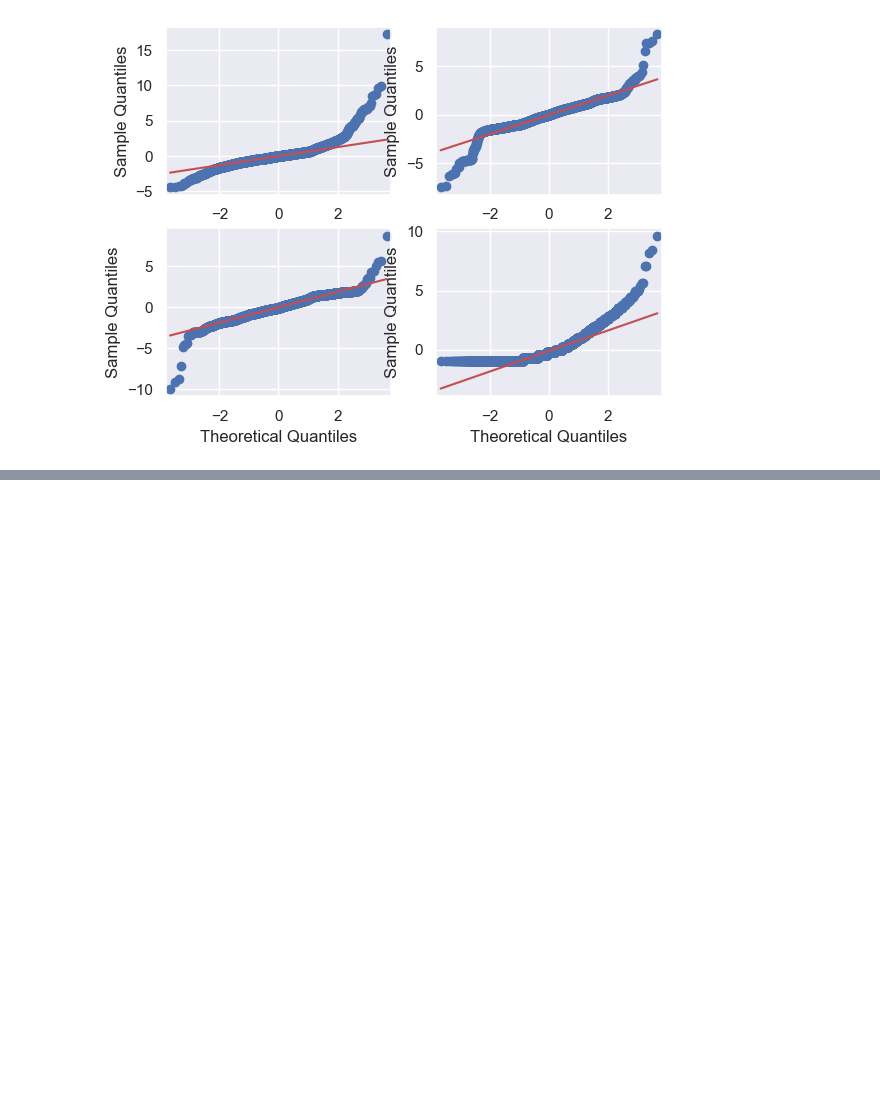
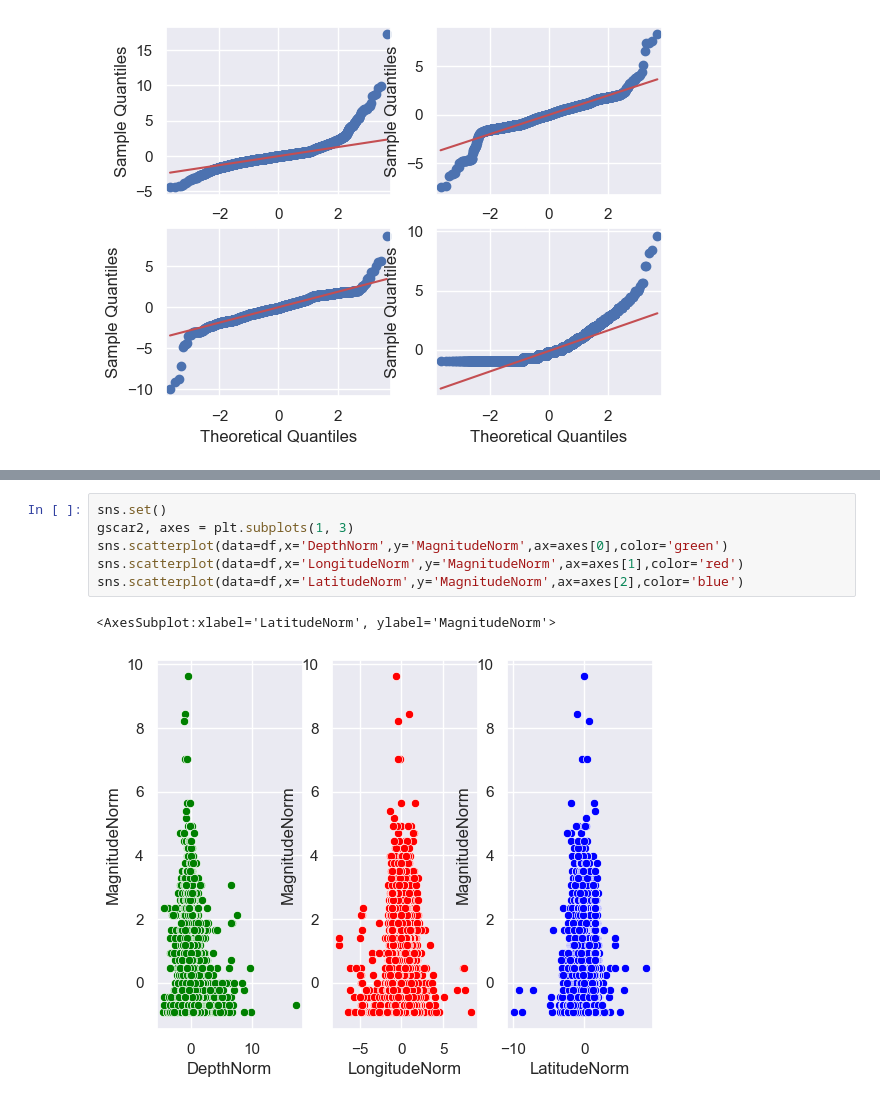
Before and after one commit to MrBloom911/SismicOperations, a Jupyter notebook: ProyectoComp.ipynb, the cells around one changed output, grey strips where cells are left out. Drawn from its saved outputs; the diff is of its cells as text; blank space fills up the shorter version.

```diff
--- a/ProyectoComp.ipynb
+++ b/ProyectoComp.ipynb
@@ -116,0 +132,9 @@ sm.qqplot(data=df['Magnitude'] , dist=stats.norm ,fit=True ,ax=axes[1,1], line=
+# %%
+sns.set()
+gscar2, axes = plt.subplots(1, 3)
+sns.scatterplot(data=df,x='DepthNorm',y='MagnitudeNorm',ax=axes[0],color='green')
+sns.scatterplot(data=df,x='LongitudeNorm',y='MagnitudeNorm',ax=axes[1],color='red')
+sns.scatterplot(data=df,x='LatitudeNorm',y='MagnitudeNorm',ax=axes[2],color='blue')
+# %% [output]
+<AxesSubplot:xlabel='LatitudeNorm', ylabel='MagnitudeNorm'>
+[figure, added]
```
Also changed, not shown: parts of 2 cells of this notebook.
